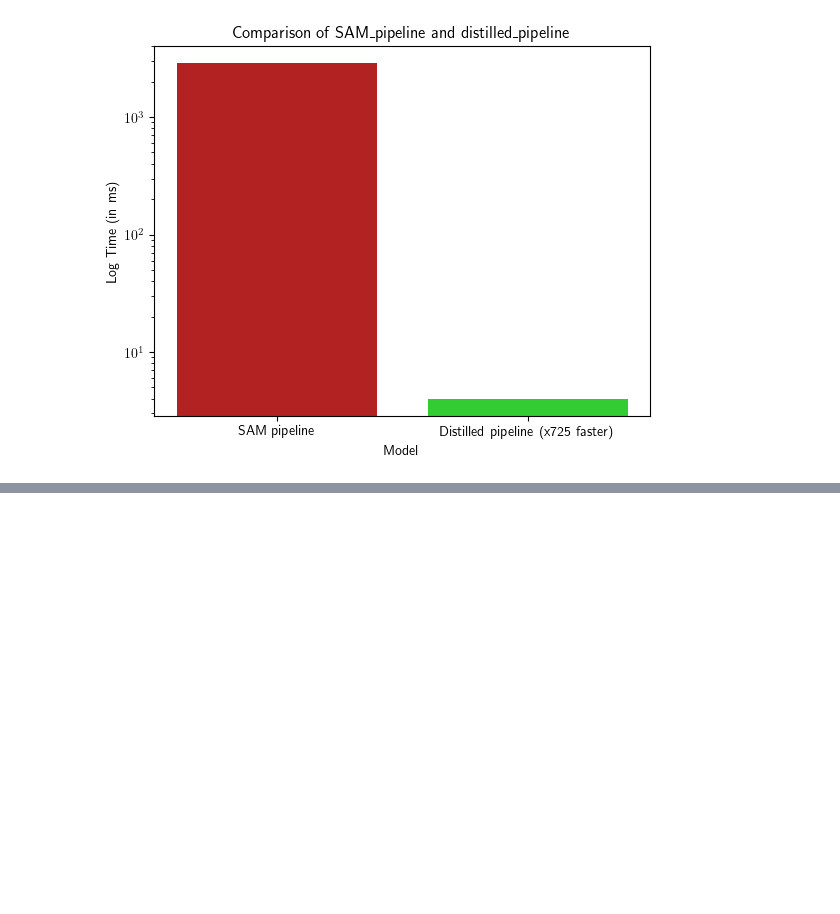
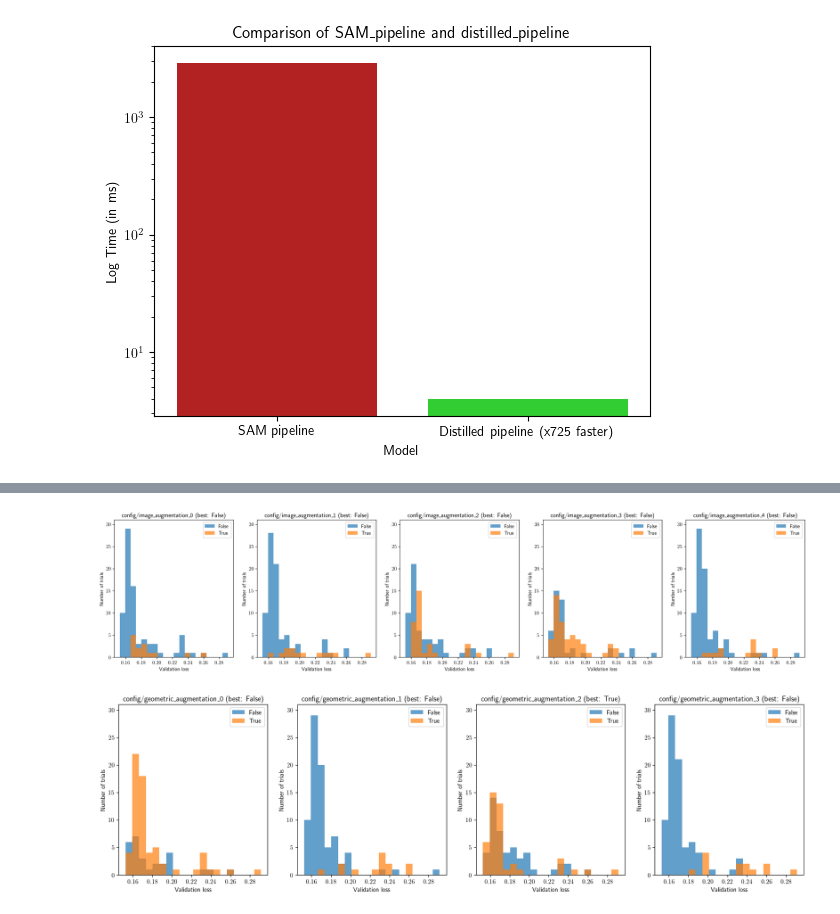
Before and after one commit to Whojo/Autonomous-Navigation-Offroad-by-traversability-analysis, a Jupyter notebook: src/semantic_segmentation/training.ipynb, the cells around one changed output, grey strips where cells are left out. Cells and saved outputs as stored; diff of their text form; code cells hidden in the pictures; blank space fills up the shorter version.

Commit message:
Hp tuning of semantic segmentation
=> Issue with train/ test split (too correlated, because less data augmentation = better test set performance)

```diff
--- a/src/semantic_segmentation/training.ipynb
+++ b/src/semantic_segmentation/training.ipynb
@@ -160,7 +145,9 @@ def evaluate(model, val_loader, device):
     avg_val_loss = val_loss / len(val_loader)
     return avg_val_loss
 # %%
-def train_model(config, model):
+def train_model(
+    config, model, train_loader, val_loader, optimizer, lr_scheduler, device
+):
     progress_bar = tqdm(range(config.num_epochs), desc="Epoch")
     train_loss_list = []
     val_loss_list = []
@@ -402,0 +478,2 @@ prof.export_chrome_trace("trace_non_blocking.json")
+# %%
+gpu_trial = tune.with_resources(trial, {"cpu": 12, "gpu": 1})
@@ -402,0 +499,6 @@ prof.export_chrome_trace("trace_non_blocking.json")
+# %%
+results = tune.Tuner.restore(
+    # "/home/g_thomas/ray_results/siamese_hp_tuning_data_aug/",
+    "/home/g_thomas/ray_results/trial_2023-12-19_10-00-41",
+    trainable=gpu_trial,
+).get_results()
@@ -402,0 +508,3 @@ prof.export_chrome_trace("trace_non_blocking.json")
+# %%
+df = results.get_dataframe()
+df
@@ -402,0 +545,6 @@ prof.export_chrome_trace("trace_non_blocking.json")
+# %%
+plot_trials_multiple_choice(df, "config/image_augmentation", "_metric")
+plot_trials_multiple_choice(df, "config/geometric_augmentation", "_metric")
+# %% [output]
+[figure, added]
+[figure, added]
```
Also changed, not shown: parts of 24 cells of this notebook, 2 other files.
